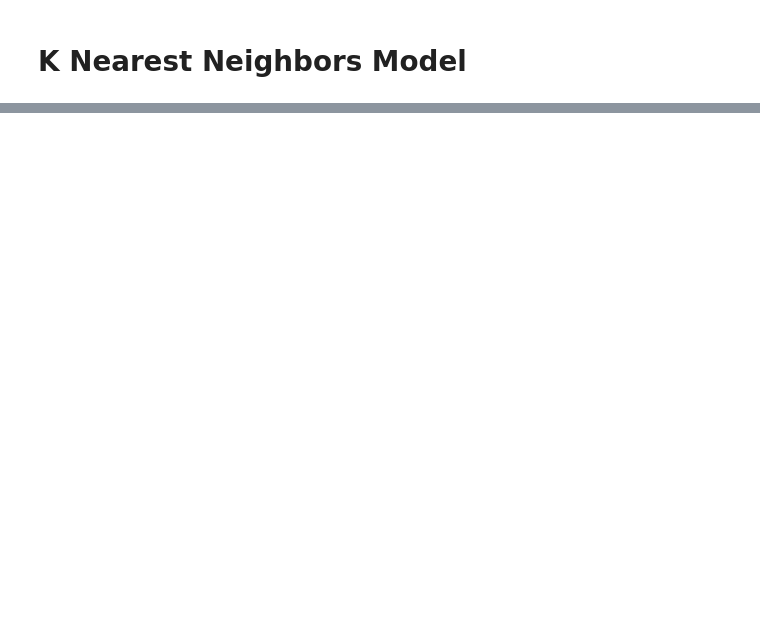
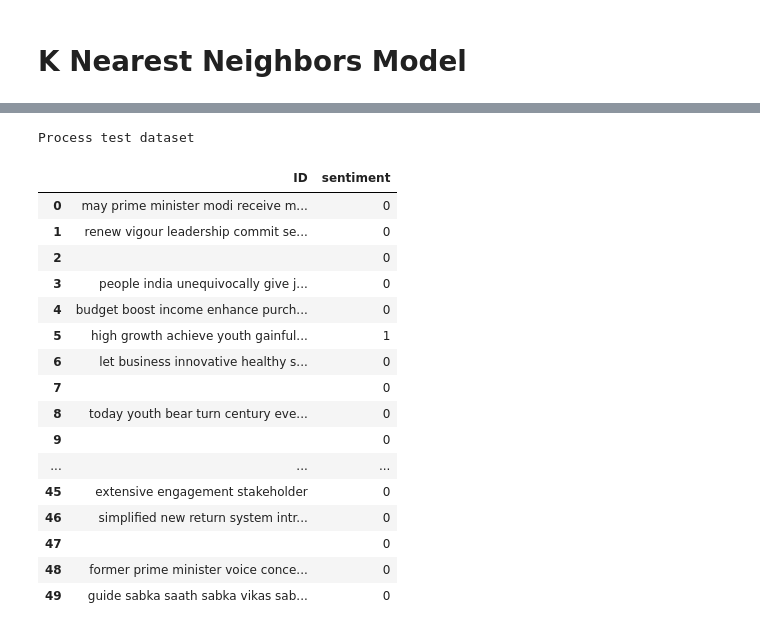
Before and after one commit to solharsh/Capstone_Sentiment_Analysis, a Jupyter notebook: Classification_Checkpoint.ipynb, the cells around one changed output, grey strips where cells are left out. Saved outputs shown, nothing was run; the diff lists cells and outputs as text; code cells hidden in the pictures; blank space fills up the shorter version.

```diff
--- a/Classification_Checkpoint.ipynb
+++ b/Classification_Checkpoint.ipynb
@@ -267,0 +479,39 @@ F1 Score for K: 30 is 0.2975929978118162
+# %%
+print("Process test dataset")
+X_test_text_processed = process_text(df_2020_selected["Speech_cleaned"].values)
+# %% [output]
+Process test dataset
+# %%
+from sklearn.feature_extraction.text import TfidfVectorizer
+
+tfidf_title_vectorizer = TfidfVectorizer(max_features=50)
+tfidf_text_vectorizer = TfidfVectorizer(max_features=2000)
+
+X_test_text_vectors = tfidf_vectorizer.transform(X_test_text_processed)
+# %%
+# Make predictions using our trained model
+test_prediction = lrClassifier.predict(X_test_text_vectors)
+# %%
+result_df = pd.DataFrame()
+result_df["ID"] = df_2020_selected["Speech_cleaned"]
+result_df["sentiment"] = test_prediction
+# %%
+result_df.head(50)
+# %% [output]
+|  | ID | sentiment |
+| 0 | may prime minister modi receive m... | 0 |
+| 1 | renew vigour leadership commit se... | 0 |
+| 2 |  | 0 |
+| 3 | people india unequivocally give j... | 0 |
+| 4 | budget boost income enhance purch... | 0 |
+| 5 | high growth achieve youth gainful... | 1 |
+| 6 | let business innovative healthy s... | 0 |
+| 7 |  | 0 |
+| 8 | today youth bear turn century eve... | 0 |
+| 9 |  | 0 |
+| ... | ... | ... |
+| 45 | extensive engagement stakeholder | 0 |
+| 46 | simplified new return system intr... | 0 |
+| 47 |  | 0 |
+| 48 | former prime minister voice conce... | 0 |
+| 49 | guide sabka saath sabka vikas sab... | 0 |
```
Also changed, not shown: parts of 24 cells of this notebook.
